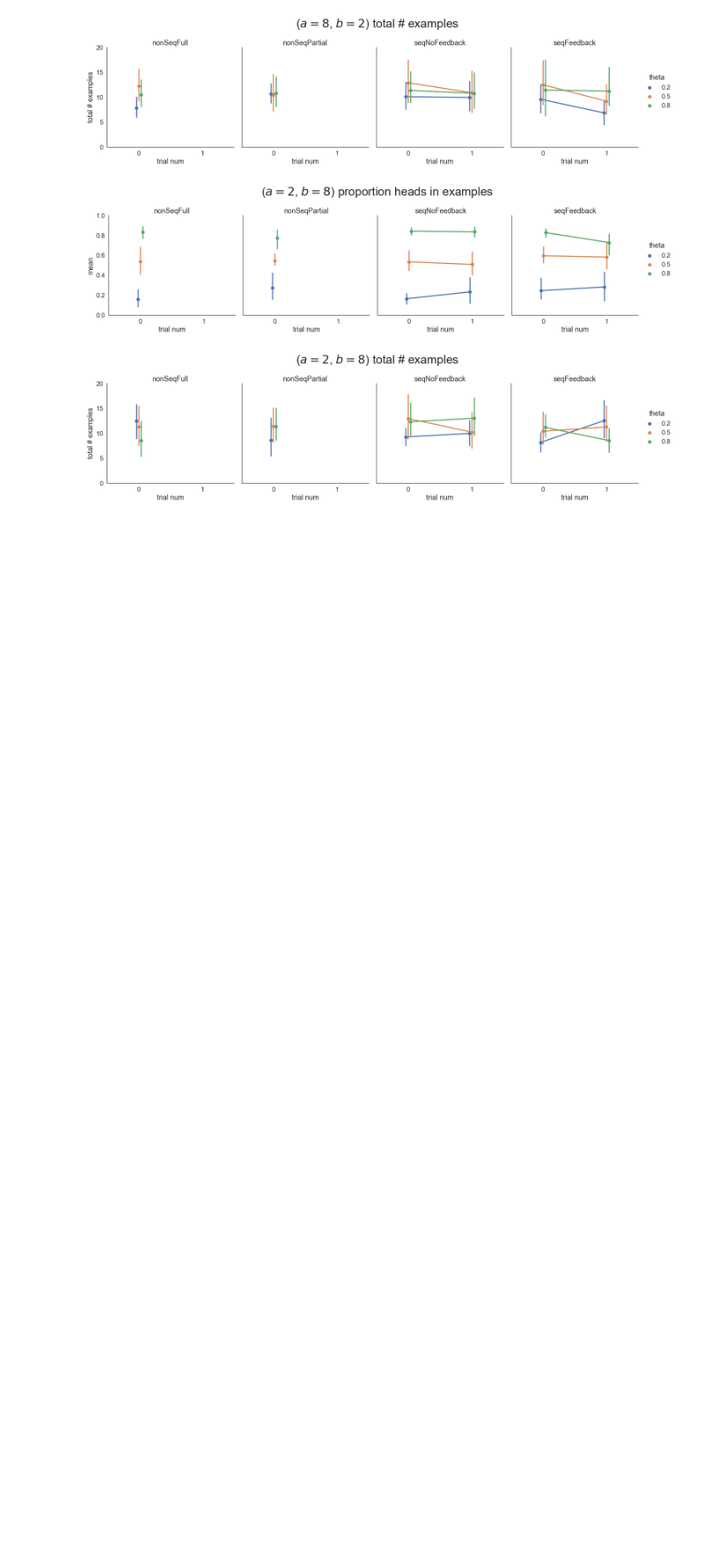
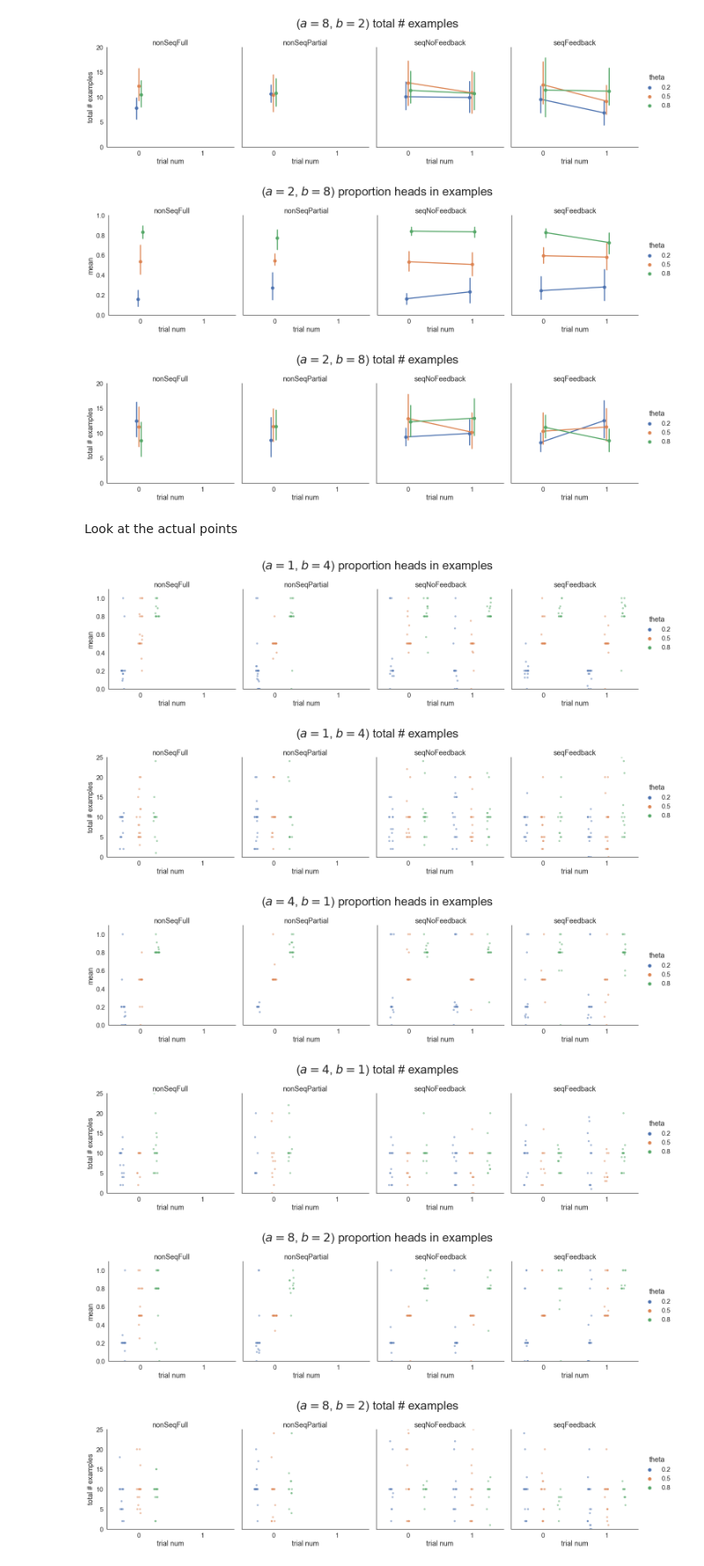
Before and after one commit to aliciamchen/hierarchical-teaching, a Jupyter notebook: analysis/sanity_checks_pilot1.ipynb, the cells around one changed output. Shown at 88% size. Saved outputs shown, nothing was run; the diff lists cells and outputs as text; code cells hidden in the pictures; blank space fills up the shorter version.

```diff
--- a/analysis/sanity_checks_pilot1.ipynb
+++ b/analysis/sanity_checks_pilot1.ipynb
@@ -77,3 +77,38 @@ for class_id, hypers in class_hypers.items():
 [figure]
 [figure]
 [figure]
+# %% [markdown]
+Look at the actual points
+# %%
+class_hypers = {
+    'A': "($a=1$, $b=4$)",
+    'B': "($a=4$, $b=1$)",
+    'C': "($a=8$, $b=2$)",
+    'D': "($a=2$, $b=8$)"
+}
+
+for class_id, hypers in class_hypers.items():
+    g = sns.catplot(data=df[(df['student_class'] == class_id)], x='trial_num',
+                    y='mean', hue='theta', col='block_type', dodge=True,
+                    col_order=['nonSeqFull', 'nonSeqPartial', 'seqNoFeedback', 'seqFeedback'], alpha=0.5)
+    (g.set_axis_labels("trial num")
+     .set_titles("{col_name}")
+     .set(ylim=(0, 1.1))
+     .figure.suptitle(hypers + " proportion heads in examples", y=1.1, size=30)
+     )
+
+    g = sns.catplot(data=df[(df['student_class'] == class_id)], x='trial_num',
+                    y='total_ex', hue='theta', col='block_type', dodge=True,
+                    col_order=['nonSeqFull', 'nonSeqPartial', 'seqNoFeedback', 'seqFeedback'], alpha=0.5)
+    (g.set_axis_labels("trial num", "total # examples")
+    .set(ylim=(0, 25))
+     .set_titles("{col_name}")
+     .figure.suptitle(hypers + " total # examples", y=1.1, size=30)
+     )
+# %% [output]
+[figure, added]
+[figure, added]
+[figure, added]
+[figure, added]
+[figure, added]
+[figure, added]
```
Also changed, not shown: parts of 2 cells of this notebook, 3 other files.
